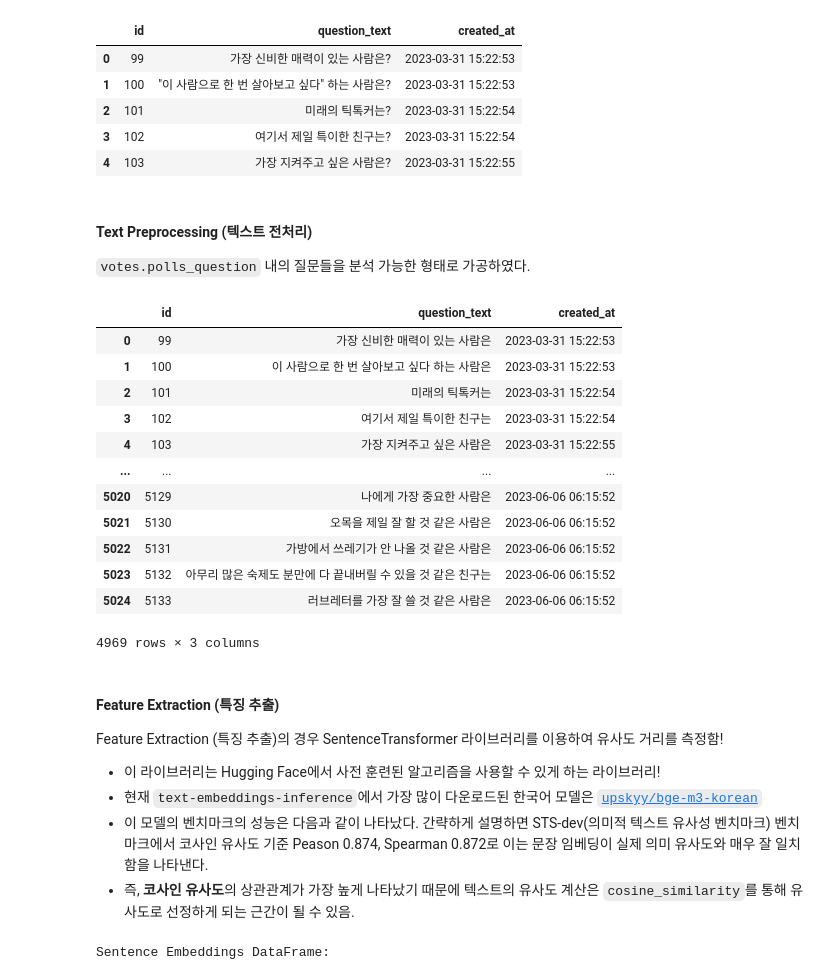
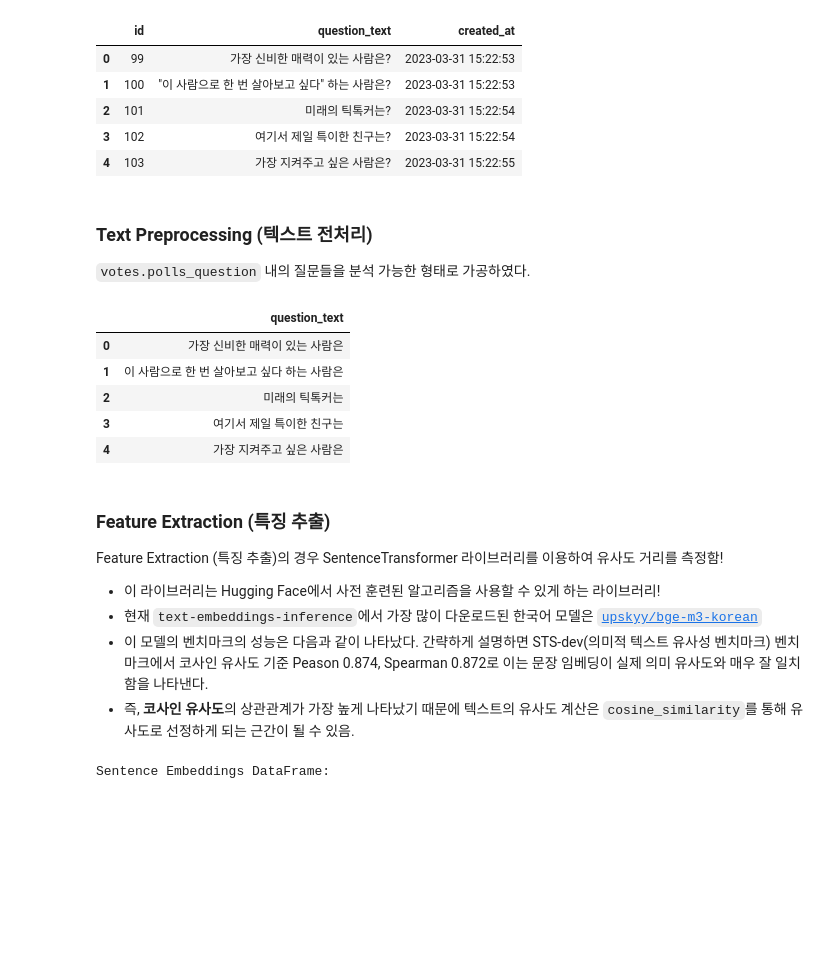
Before and after one commit to saeraniren/advanced_project, a Jupyter notebook: main.ipynb, the cells around one changed output. Drawn from its saved outputs; the diff is of its cells as text; code cells hidden in the pictures; blank space fills up the shorter version.

```diff
--- a/main.ipynb
+++ b/main.ipynb
@@ -568,34 +578,28 @@ display(df.head())
 | 3 | 102 | 여기서 제일 특이한 친구는? | 2023-03-31 15:22:54 |
 | 4 | 103 | 가장 지켜주고 싶은 사람은? | 2023-03-31 15:22:55 |
 # %% [markdown]
-#### **Text Preprocessing (텍스트 전처리)**
+### **Text Preprocessing (텍스트 전처리)**
 
 `votes.polls_question` 내의 질문들을 분석 가능한 형태로 가공하였다.
 # %%
 # 데이터 내의 vote 값을 제거 (이상값 제거)
-df = df[df['question_text'] != 'vote']
+df = df[df['question_text'] != 'vote'][['question_text']]
 
 # 질문 목록중에서 불필요한 내용 제거
 def preprocess_text(text):
     text = text.strip() # 앞뒤 공백 제거
-    text = re.sub(r'[^가-힣]', ' ', text)  # 한글 외 제거
+    text = re.sub(r'[^가-힣0-9]', ' ', text)  # 한글, 숫자 외 제거
+
     return text
 
 df['question_text'] = df['question_text'].apply(preprocess_text)
 
 # 데이터 확인
-df
+display(df.head())
 # %% [output]
-|  | id | question_text | created_at |
-| 0 | 99 | 가장 신비한 매력이 있는 사람은 | 2023-03-31 15:22:53 |
-| 1 | 100 | 이 사람으로 한 번 살아보고 싶다 하는 사람은 | 2023-03-31 15:22:53 |
-| 2 | 101 | 미래의 틱톡커는 | 2023-03-31 15:22:54 |
-| 3 | 102 | 여기서 제일 특이한 친구는 | 2023-03-31 15:22:54 |
-| 4 | 103 | 가장 지켜주고 싶은 사람은 | 2023-03-31 15:22:55 |
-| ... | ... | ... | ... |
-| 5020 | 5129 | 나에게 가장 중요한 사람은 | 2023-06-06 06:15:52 |
-| 5021 | 5130 | 오목을 제일 잘 할 것 같은 사람은 | 2023-06-06 06:15:52 |
-| 5022 | 5131 | 가방에서 쓰레기가 안 나올 것 같은 사람은 | 2023-06-06 06:15:52 |
-| 5023 | 5132 | 아무리 많은 숙제도 분만에 다 끝내버릴 수 있을 것 같은 친구는 | 2023-06-06 06:15:52 |
-| 5024 | 5133 | 러브레터를 가장 잘 쓸 것 같은 사람은 | 2023-06-06 06:15:52 |
+|  | question_text |
+| 0 | 가장 신비한 매력이 있는 사람은 |
+| 1 | 이 사람으로 한 번 살아보고 싶다 하는 사람은 |
+| 2 | 미래의 틱톡커는 |
+| 3 | 여기서 제일 특이한 친구는 |
+| 4 | 가장 지켜주고 싶은 사람은 |
-4969 rows × 3 columns
@@ -602,5 +609,5 @@ df
 # %% [markdown]
-#### **Feature Extraction (특징 추출)**
+### **Feature Extraction (특징 추출)**
 
 Feature Extraction (특징 추출)의 경우 SentenceTransformer 라이브러리를 이용하여 유사도 거리를 측정함!
 - 이 라이브러리는 Hugging Face에서 사전 훈련된 알고리즘을 사용할 수 있게 하는 라이브러리!
```
Also changed, not shown: parts of 11 cells of this notebook.
